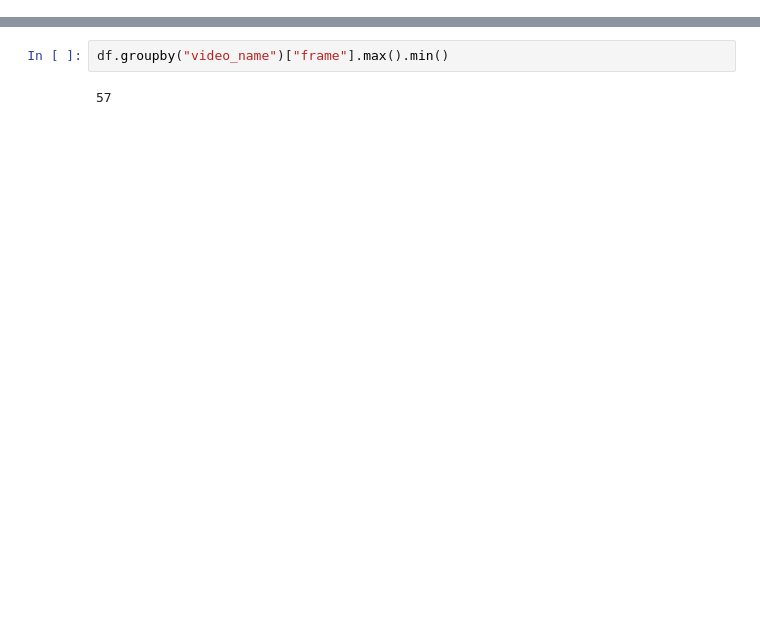
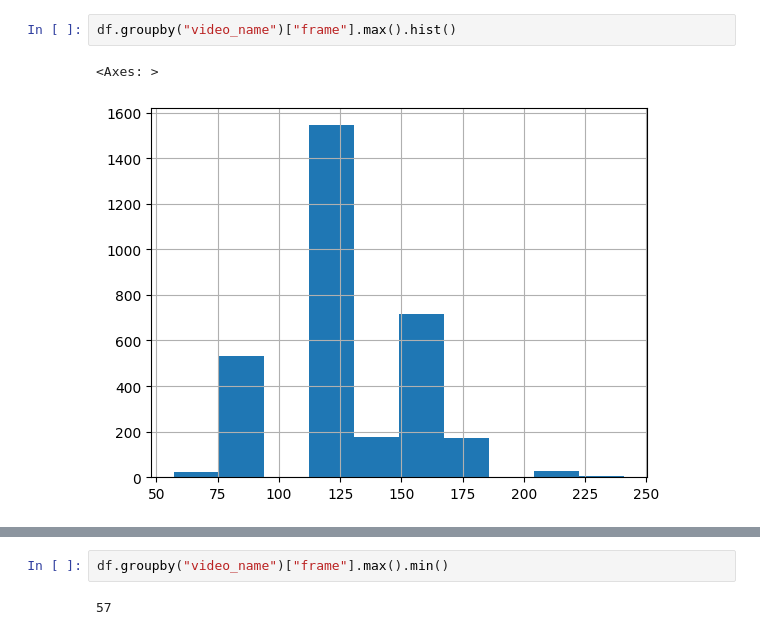
Before and after one commit to Dudu197/sign-language-recognition, a Jupyter notebook: convert asl dataset.ipynb, the cells around one changed output, grey strips where cells are left out. Cells and saved outputs as stored; diff of their text form; blank space fills up the shorter version.

```diff
--- a/convert asl dataset.ipynb
+++ b/convert asl dataset.ipynb
@@ -26,0 +64,5 @@ df["frame"].hist()
+# %%
+df.groupby("video_name")["frame"].max().hist()
+# %% [output]
+<Axes: >
+[figure, added]
```
Also changed, not shown: parts of 18 cells of this notebook, 18 other files.
